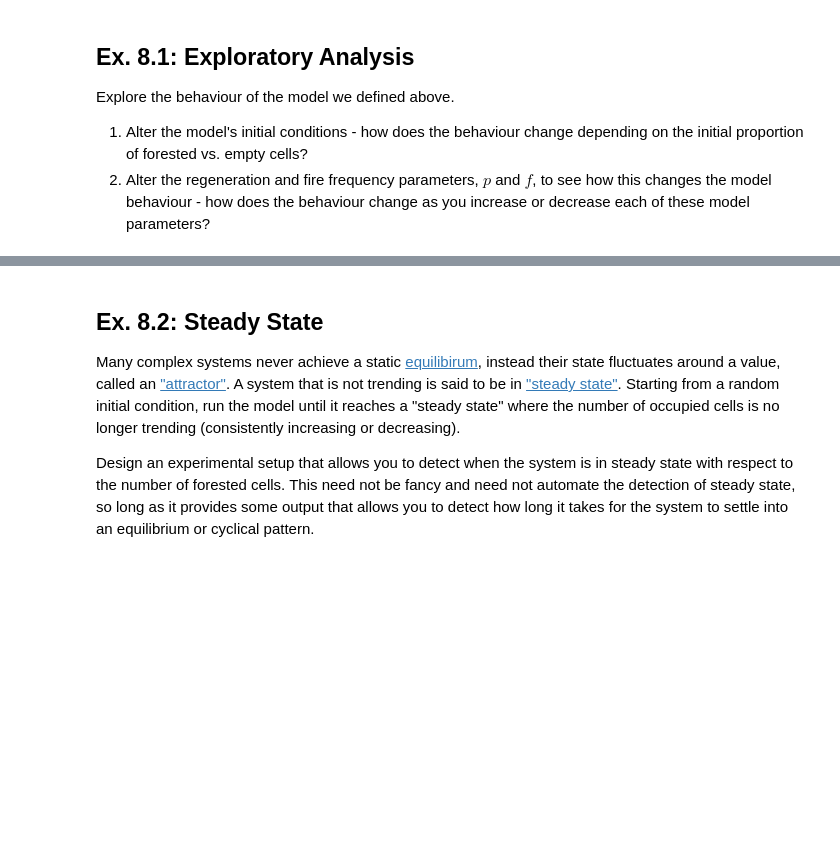
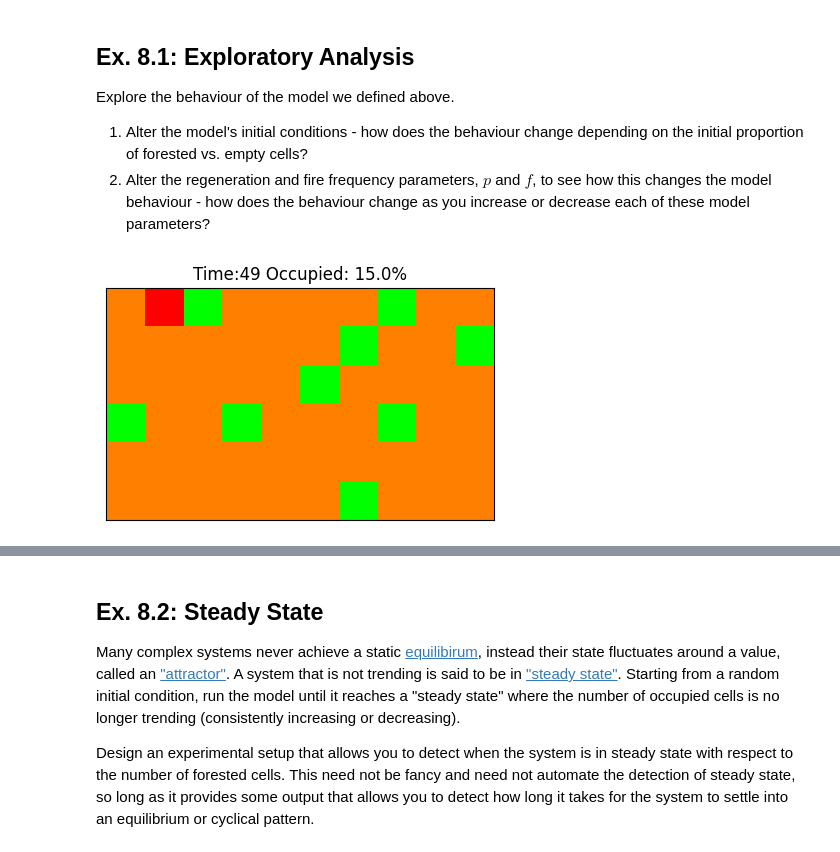
Before and after one commit to santiagosanchez15/cap-comp215, a Jupyter notebook: labs/lab07-10-fire.ipynb, the cells around one changed output, grey strips where cells are left out. Saved outputs shown, nothing was run; the diff lists cells and outputs as text; code cells hidden in the pictures; blank space fills up the shorter version.

```diff
--- a/labs/lab07-10-fire.ipynb
+++ b/labs/lab07-10-fire.ipynb
@@ -297,0 +296,9 @@ Explore the behaviour of the model we defined above.
+# %%
+# Ex. 8.1 here
+prob = 1
+m = ForestFire(3, p=0.01, f=0.005, q= 1)
+m.state = np.random.choice([1,0], size= 60, p=[prob, 1 - prob ] ).reshape((6,10))
+animation = Animation2D(m, frames=50, steps_per_frame=1, figsize=(5,5) )
+animation.animate()
+# %% [output]
+[figure, added]
```
Also changed, not shown: parts of 12 cells of this notebook.
